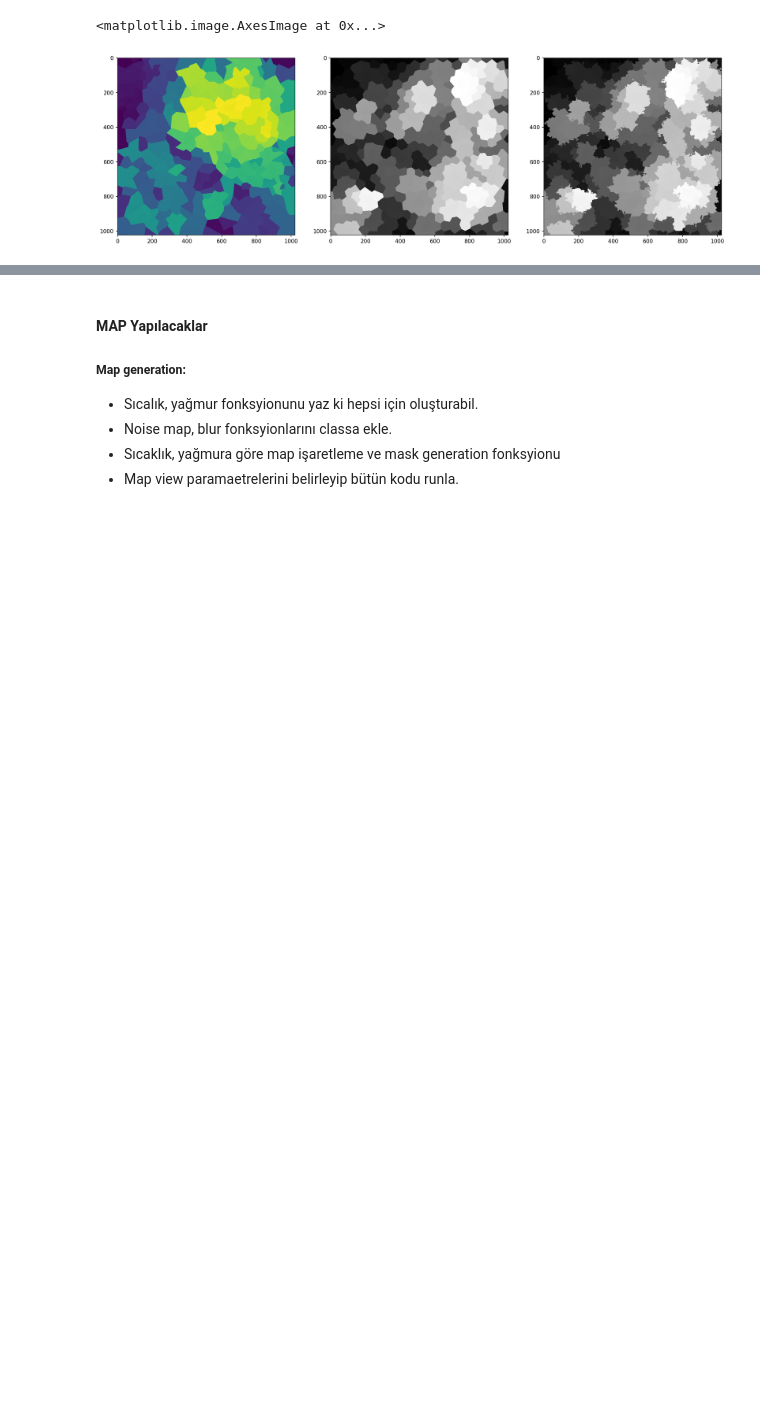
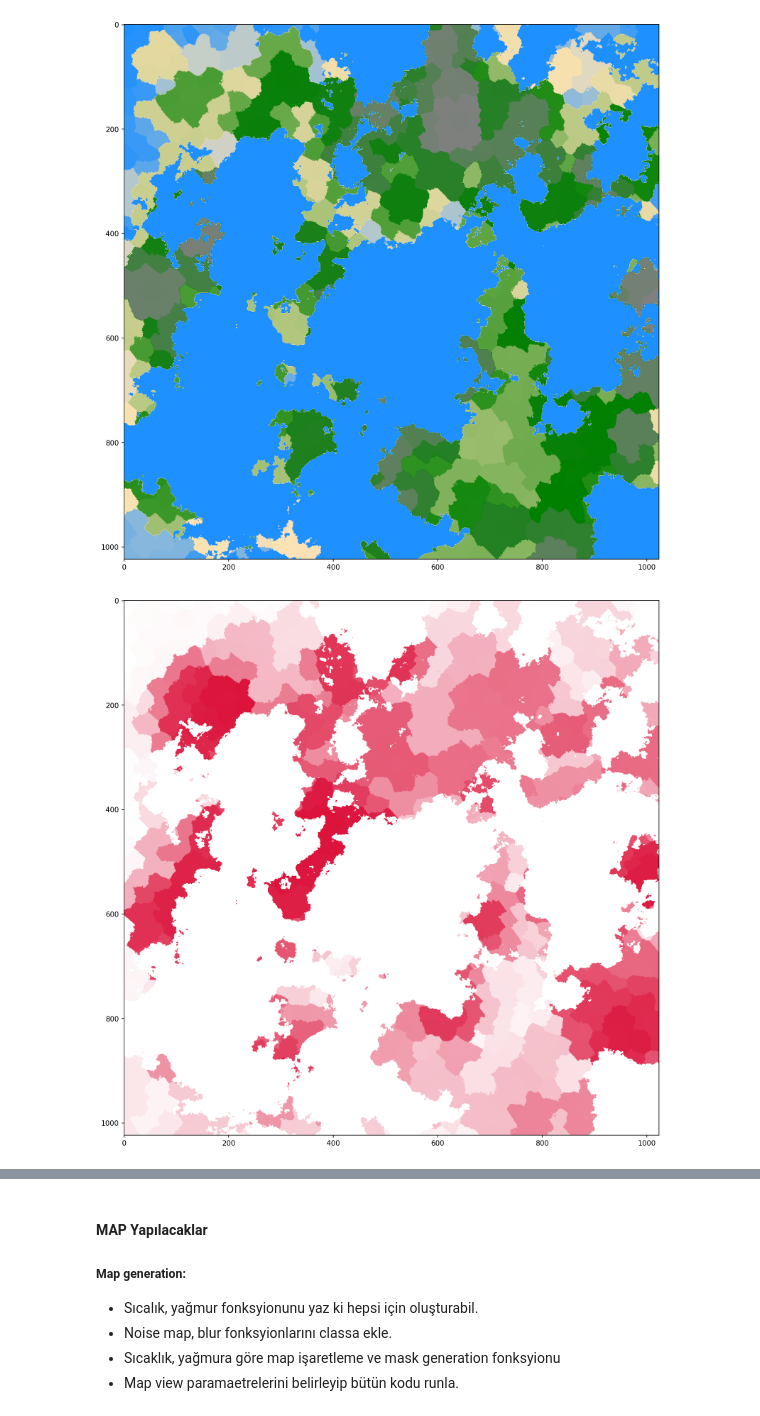
Before and after one commit to cetiners/human_error, a Jupyter notebook: works.ipynb, the cells around one changed output, grey strips where cells are left out. Cells and saved outputs as stored; diff of their text form; code cells hidden in the pictures; blank space fills up the shorter version.

```diff
--- a/works.ipynb
+++ b/works.ipynb
@@ -61,14 +0,0 @@ a = voronoi_map(deniz.vors["a"], 1024)
-# %%
-size=1024
-
-
-
-fig, axes = plt.subplots(1, 3)
-fig.set_dpi(150)
-fig.set_size_inches(20, 14)
-axes[0].imshow(b)
-axes[1].imshow(a,cmap="gray")
-axes[2].imshow(blurred_vor_map,cmap="gray")
-# %% [output]
-<matplotlib.image.AxesImage at 0x...>
-[figure, removed]
@@ -106,0 +3,9 @@ axes.imshow(blurred_vor_map*mask,cmap)
+# %%
+deniz = map()
+deniz.populate_map(n_locations=1024, name="land",relaxed=True,k=100,mask=True)
+deniz.populate_map(n_locations=1024, name="danger",relaxed=True,k=100,mask=True)
+deniz.print_map("land")
+deniz.print_map("danger")
+# %% [output]
+[figure, added]
+[figure, added]
```
Also changed, not shown: parts of 12 cells of this notebook, 6 other files.
